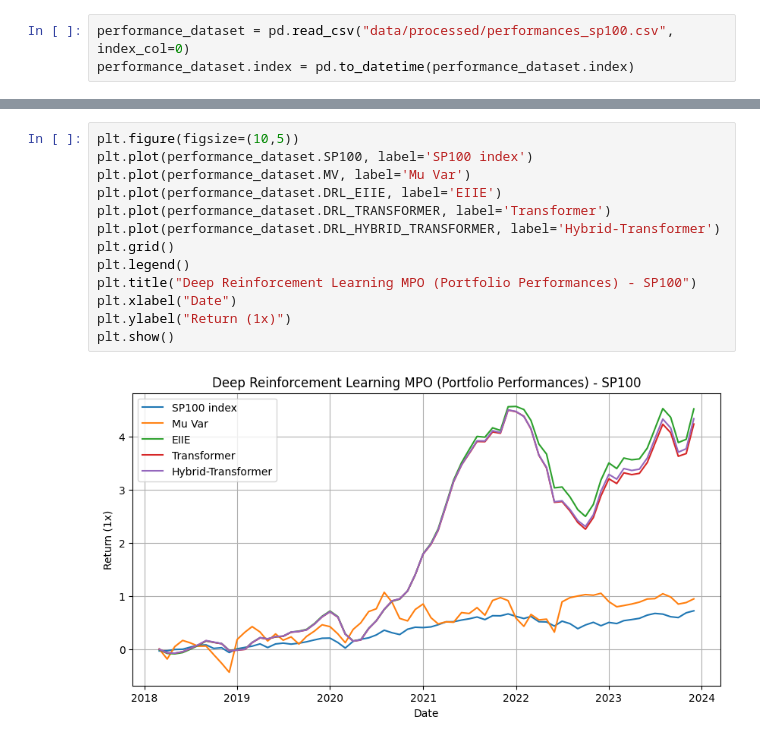
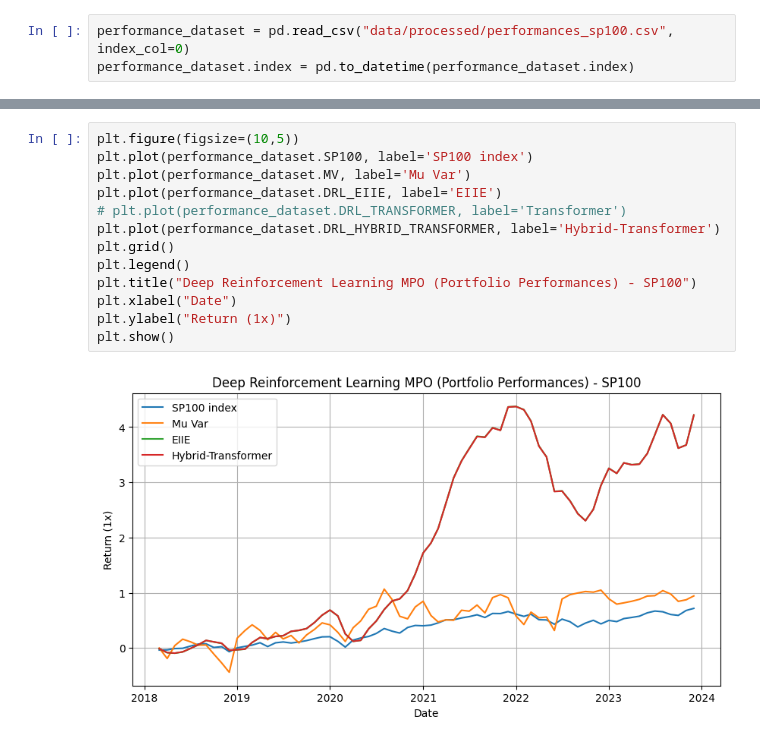
Before and after one commit to SiddeshkanthLogonathan/worldquant-capstone-project, a Jupyter notebook: src/visualization.ipynb, the cells around one changed output, grey strips where cells are left out. Saved outputs shown, nothing was run; the diff lists cells and outputs as text.

```diff
--- a/src/visualization.ipynb
+++ b/src/visualization.ipynb
@@ -17,15 +17,15 @@ performance_dataset.tail()
 # %%
 plt.figure(figsize=(10,5))
 plt.plot(performance_dataset.SP100, label='SP100 index')
 plt.plot(performance_dataset.MV, label='Mu Var')
 plt.plot(performance_dataset.DRL_EIIE, label='EIIE')
-plt.plot(performance_dataset.DRL_TRANSFORMER, label='Transformer')
+# plt.plot(performance_dataset.DRL_TRANSFORMER, label='Transformer')
 plt.plot(performance_dataset.DRL_HYBRID_TRANSFORMER, label='Hybrid-Transformer')
 plt.grid()
 plt.legend()
 plt.title("Deep Reinforcement Learning MPO (Portfolio Performances) - SP100")
 plt.xlabel("Date")
 plt.ylabel("Return (1x)")
 plt.show()
 # %% [output]
-[figure, old version]
+[figure, new version]
```
Also changed, not shown: parts of 1 cell of this notebook, 29 other files.
